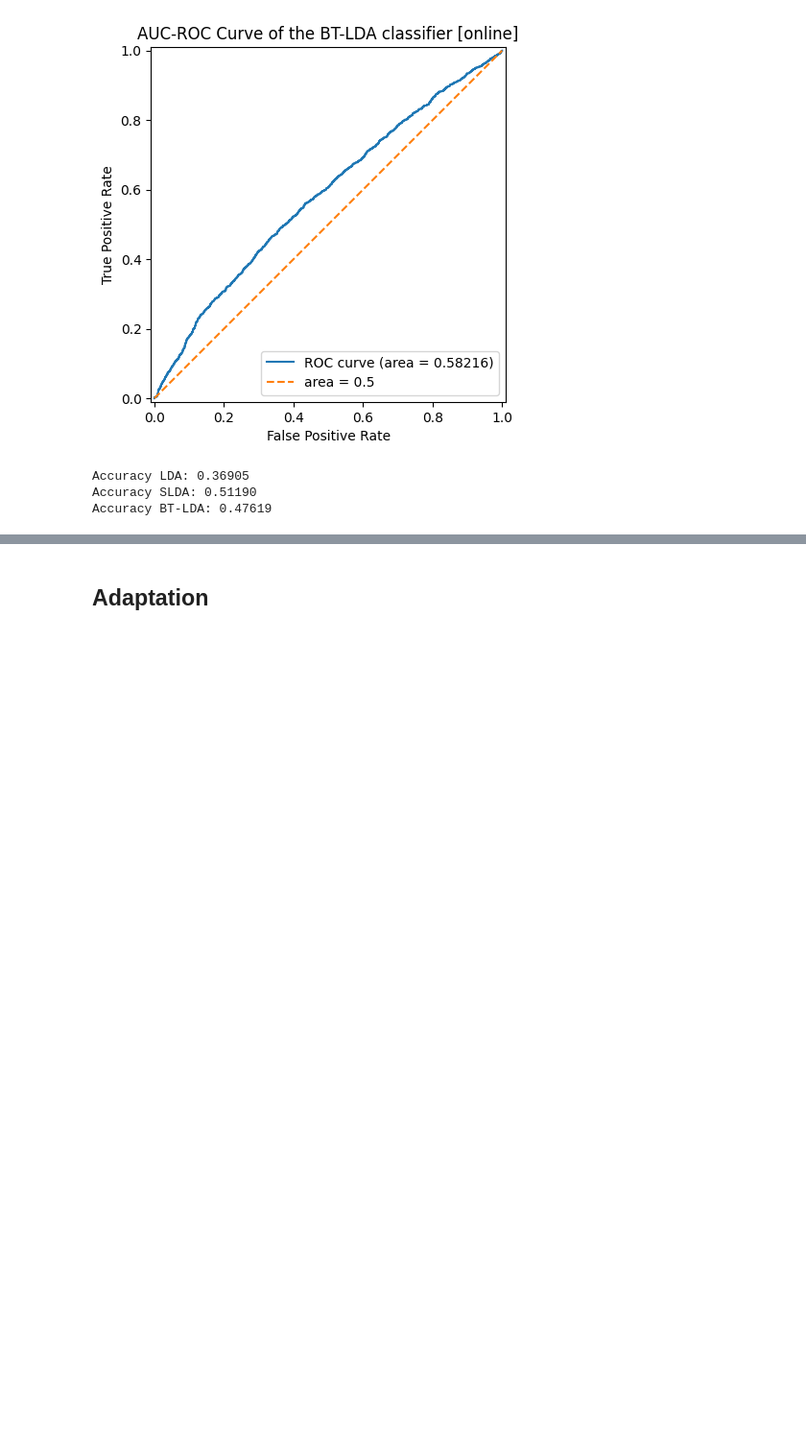
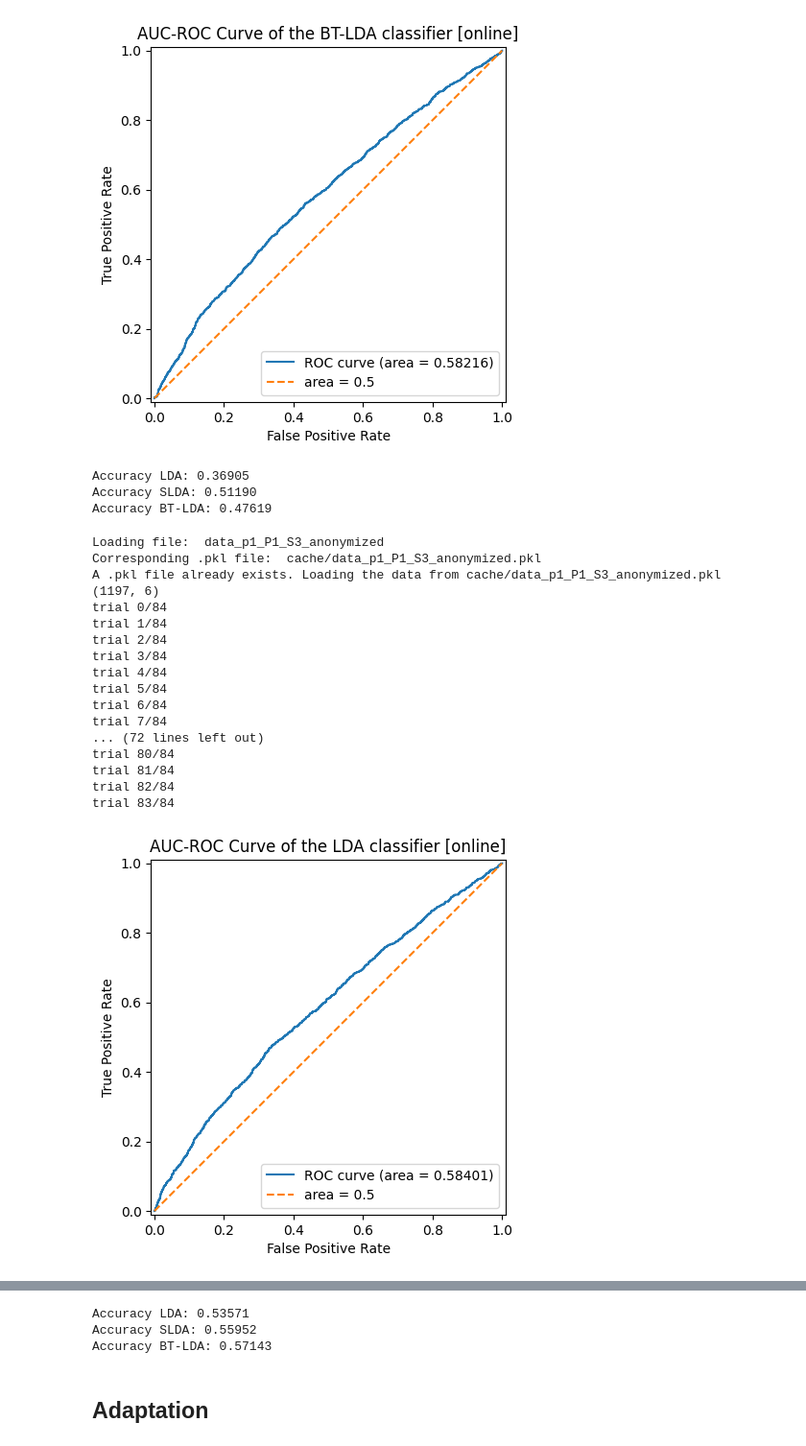
Before and after one commit to sozraheem/thesis_2025, a Jupyter notebook: ERP_analysis_code/patient_pipeline/p1_notebook.ipynb, the cells around one changed output, grey strips where cells are left out. Shown at 96% size. Cells and saved outputs as stored; diff of their text form; code cells hidden in the pictures; blank space fills up the shorter version.

Commit message:
Add adaptation method sliding window

```diff
--- a/ERP_analysis_code/patient_pipeline/p1_notebook.ipynb
+++ b/ERP_analysis_code/patient_pipeline/p1_notebook.ipynb
@@ -1161,3 +1163,30 @@ trial 83/84
 Accuracy LDA: 0.36905
 Accuracy SLDA: 0.51190
 Accuracy BT-LDA: 0.47619
+# %%
+# Adaptation: sliding window
+
+# 4. Train a classifier on all calibration data and test it in an online simulation *with adaptation* on the data of session 3
+
+trials_s3, iterations_s3, epochs_s3 = load_session_chached("data_p1/P1_S3/anonymized", selection = None)
+
+online_words_s3 = online_adaptation_simulation_sw(raw_calibration_trials=calibration_trials, online_trials=trials_s3, log_process="online_adaptive_s3.log")
+# %% [output]
+Loading file:  data_p1_P1_S3_anonymized
+Corresponding .pkl file:  cache/data_p1_P1_S3_anonymized.pkl
+A .pkl file already exists. Loading the data from cache/data_p1_P1_S3_anonymized.pkl
+(1197, 6)
+trial 0/84
+trial 1/84
+trial 2/84
+trial 3/84
+trial 4/84
+trial 5/84
+trial 6/84
+trial 7/84
+... (72 lines left out)
+trial 80/84
+trial 81/84
+trial 82/84
+trial 83/84
+[figure, added]
@@ -1164,3 +1195,6 @@ Accuracy BT-LDA: 0.47619
+Accuracy LDA: 0.53571
+Accuracy SLDA: 0.55952
+Accuracy BT-LDA: 0.57143
 # %% [markdown]
 ## Adaptation
 # %% [markdown]
```
Also changed, not shown: parts of 14 cells of this notebook, 2 other files.
